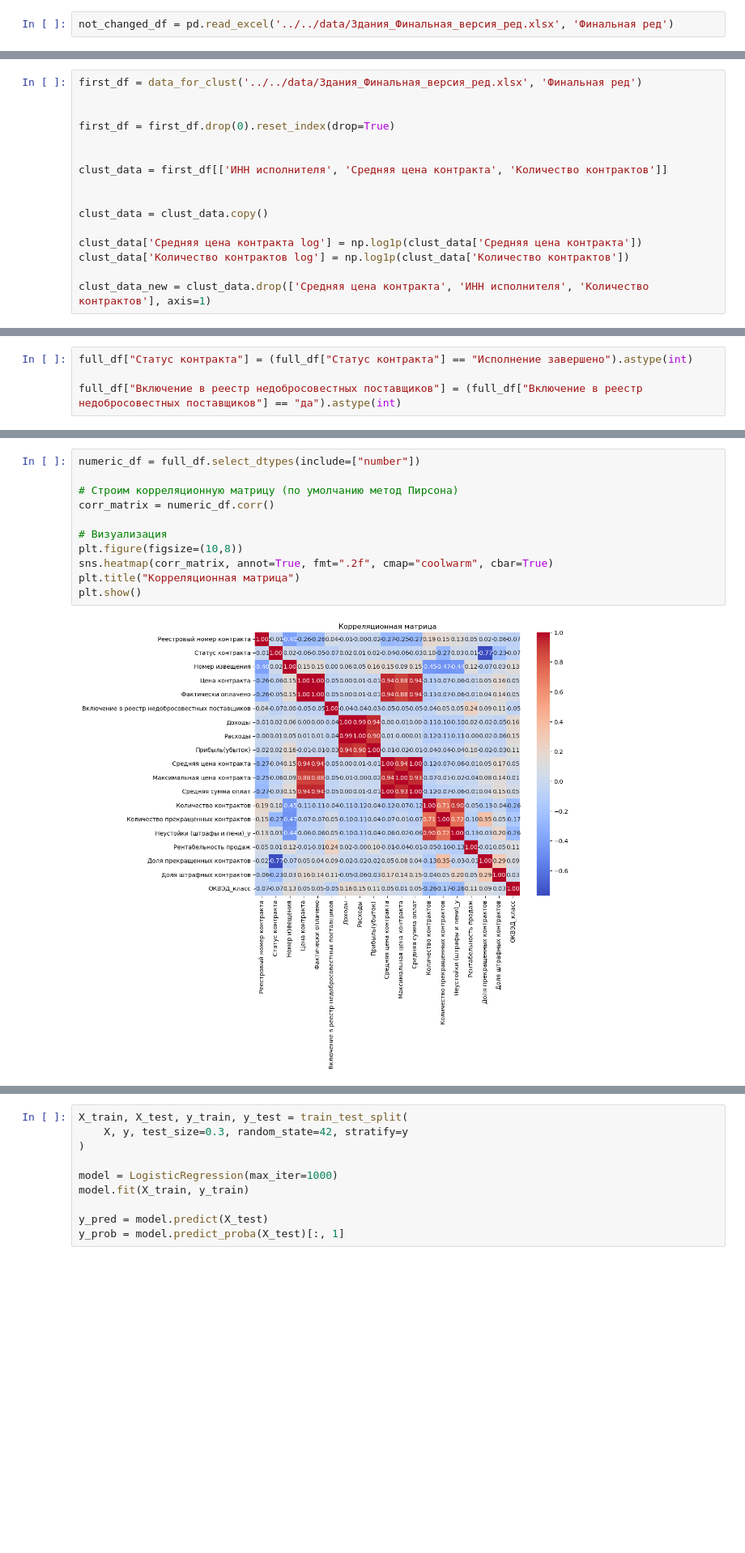
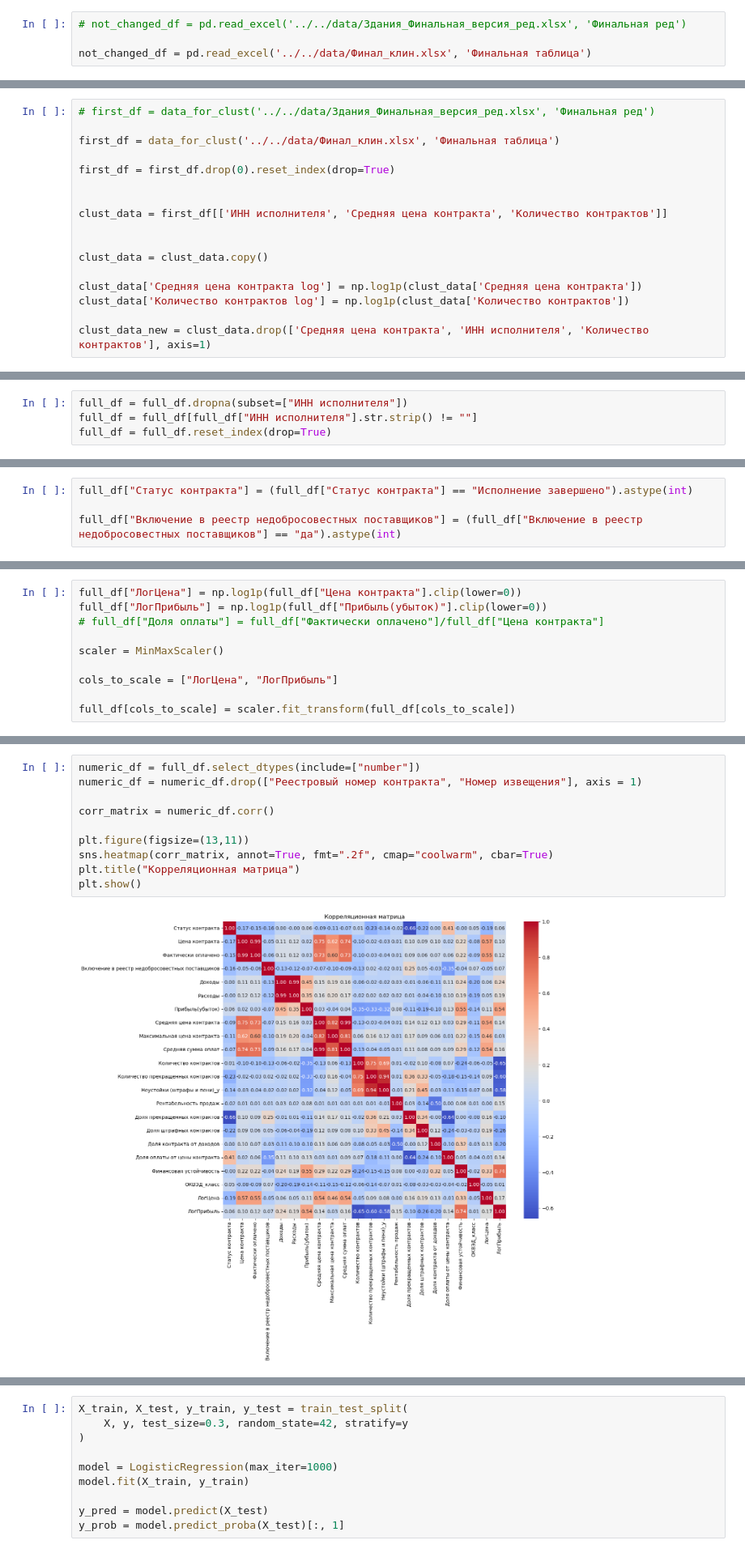
Before and after one commit to Kustarevvv/Contracts, a Jupyter notebook: src/notebooks/Untitled.ipynb, the cells around one changed output, grey strips where cells are left out. Shown at 81% size. Saved outputs shown, nothing was run; the diff lists cells and outputs as text; blank space fills up the shorter version.

```diff
--- a/src/notebooks/Untitled.ipynb
+++ b/src/notebooks/Untitled.ipynb
@@ -20,7 +21,9 @@ from scipy.spatial.distance import pdist
 # %%
 from sklearn.cluster import KMeans, MeanShift, AgglomerativeClustering
 # %%
-not_changed_df = pd.read_excel('../../data/Здания_Финальная_версия_ред.xlsx', 'Финальная ред')
+# not_changed_df = pd.read_excel('../../data/Здания_Финальная_версия_ред.xlsx', 'Финальная ред')
+
+not_changed_df = pd.read_excel('../../data/Финал_клин.xlsx', 'Финальная таблица')
 # %%
 not_changed_df['ИНН исполнителя'] = not_changed_df['ИНН исполнителя'].apply(
         lambda x: f"{int(x):.0f}" if pd.notna(x) else ''
@@ -37,6 +47,7 @@ not_changed_df.head()
 # %%
-first_df = data_for_clust('../../data/Здания_Финальная_версия_ред.xlsx', 'Финальная ред')
+# first_df = data_for_clust('../../data/Здания_Финальная_версия_ред.xlsx', 'Финальная ред')
 
+first_df = data_for_clust('../../data/Финал_клин.xlsx', 'Финальная таблица')
 
 first_df = first_df.drop(0).reset_index(drop=True)
 
@@ -480,3 +534,7 @@ full_df
+# %%
+full_df = full_df.dropna(subset=["ИНН исполнителя"])
+full_df = full_df[full_df["ИНН исполнителя"].str.strip() != ""]
+full_df = full_df.reset_index(drop=True)
 # %%
 # full_df = full_df.dropna(subset=["Рентабельность продаж"])
 # %%
@@ -639,0 +791,10 @@ full_df
+# %%
+full_df["ЛогЦена"] = np.log1p(full_df["Цена контракта"].clip(lower=0))
+full_df["ЛогПрибыль"] = np.log1p(full_df["Прибыль(убыток)"].clip(lower=0))
+# full_df["Доля оплаты"] = full_df["Фактически оплачено"]/full_df["Цена контракта"]
+
+scaler = MinMaxScaler()
+
+cols_to_scale = ["ЛогЦена", "ЛогПрибыль"]
+
+full_df[cols_to_scale] = scaler.fit_transform(full_df[cols_to_scale])
@@ -640,13 +842,12 @@ full_df
 # %%
 numeric_df = full_df.select_dtypes(include=["number"])
+numeric_df = numeric_df.drop(["Реестровый номер контракта", "Номер извещения"], axis = 1)
 
-# Строим корреляционную матрицу (по умолчанию метод Пирсона)
 corr_matrix = numeric_df.corr()
 
-# Визуализация
-plt.figure(figsize=(10,8))
+plt.figure(figsize=(13,11))
 sns.heatmap(corr_matrix, annot=True, fmt=".2f", cmap="coolwarm", cbar=True)
 plt.title("Корреляционная матрица")
 plt.show()
 # %% [output]
-[figure, old version]
+[figure, new version]
```
Also changed, not shown: parts of 93 cells of this notebook, 5 other files.
